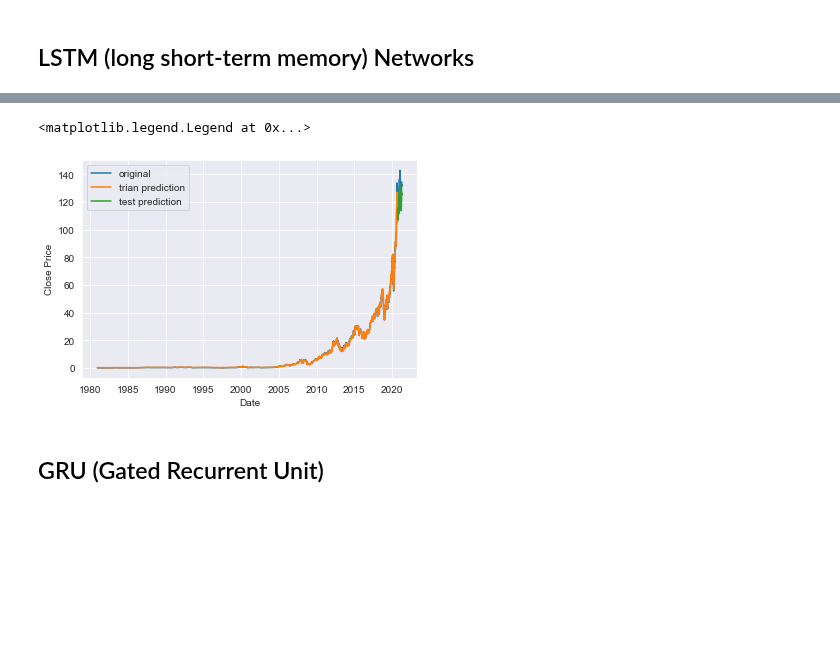
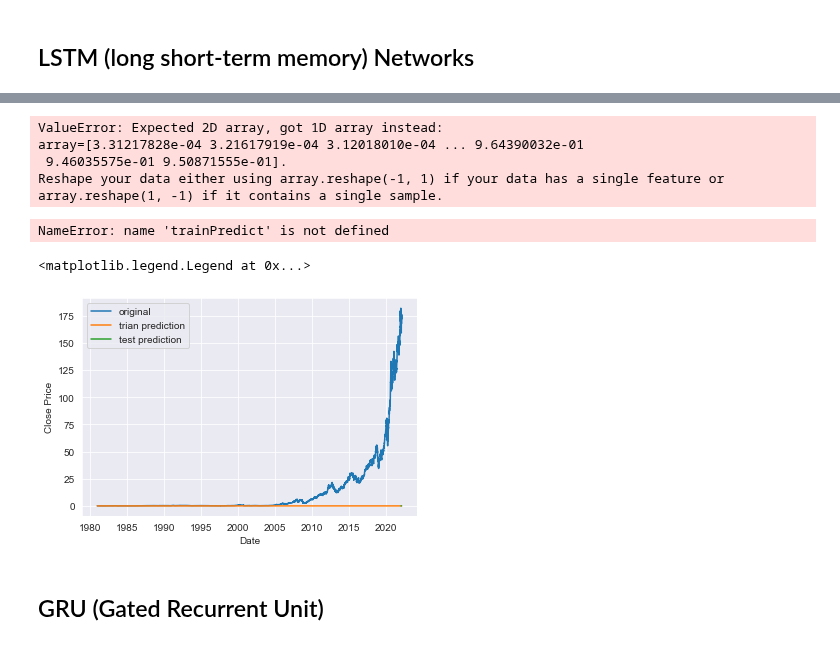
Before and after one commit to ghcn345/Stock-Market-Prediction, a Jupyter notebook: stock_market_TimeSeries.ipynb, the cells around one changed output, grey strips where cells are left out. Saved outputs shown, nothing was run; the diff lists cells and outputs as text; code cells hidden in the pictures; blank space fills up the shorter version.

Commit message:
lstm update

```diff
--- a/stock_market_TimeSeries.ipynb
+++ b/stock_market_TimeSeries.ipynb
@@ -374,10 +374,10 @@ data = pd.DataFrame()
 data['Close'] = df.Close
 # %%
 scaler = MinMaxScaler(feature_range=(0, 1))
-rnn = scaler.fit_transform(data)
+data_scaled = scaler.fit_transform(data)
 # %%
 time = 30
-train, test = rnn[:-time], rnn[-time:]
+train, test = data_scaled[:-time], data_scaled[-time:]
 
 back = 1
 X_train, Y_train = create_dataset(train, back)
@@ -388,8 +393,8 @@ X_test = np.reshape(X_test, (X_test.shape[0], 1, X_test.shape[1]))
 # %%
-model = Sequential()
-model.add(LSTM(4, input_shape=(1, back)))
-model.add(Dense(1))
+# model = Sequential()
+# model.add(LSTM(4, input_shape=(1, back)))
+# model.add(Dense(1))
 # model.add(Dense(1, activation='relu'))
 
-model.compile(loss='mean_squared_error', optimizer='adam')
-model.fit(X_train, Y_train, epochs=10, batch_size=100, verbose=0)
+# model.compile(loss='mean_squared_error', optimizer='adam')
+# model.fit(X_train, Y_train, epochs=10, batch_size=100, verbose=0)
@@ -397,0 +401,13 @@ model.fit(X_train, Y_train, epochs=10, batch_size=100, verbose=0)
+# %%
+model = Sequential()
+model.add(LSTM(input_dim=1, units=50, return_sequences=True))
+model.add(LSTM(input_dim=50, units=100, return_sequences=True))
+model.add(LSTM(input_dim=100, units=200, return_sequences=True))
+model.add(LSTM(300, return_sequences=False))
+model.add(Dropout(0.2))
+model.add(Dense(100))
+model.add(Dense(units=1))
+model.add(Activation('relu'))
+
+model.compile(loss='mean_squared_error', optimizer='adam')
+history = model.fit(X_train, Y_train, epochs=10, batch_size=100, verbose=0)
@@ -405,0 +450,20 @@ Y_test = scaler.inverse_transform([Y_test])
+# %%
+trainPredict = model.predict(X_train)
+testPredict = model.predict(X_test)
+
+trainPredict = scaler.inverse_transform(trainPredict)
+trainY = scaler.inverse_transform(Y_train)
+testPredict = scaler.inverse_transform(testPredict)
+testY = scaler.inverse_transform(Y_test)
+# %% [output]
+ValueError: Expected 2D array, got 1D array instead:
+array=[3.31217828e-04 3.21617919e-04 3.12018010e-04 ... 9.64390032e-01
+ 9.46035575e-01 9.50871555e-01].
+Reshape your data either using array.reshape(-1, 1) if your data has a single feature or array.reshape(1, -1) if it contains a single sample.
+# %%
+trainPredictPlot = np.empty_like(data_scaled)
+trainPredictPlot[:] = np.nan
+trainPredictPlot = np.reshape(trainPredictPlot, (data_scaled.shape[0], 1))
+trainPredictPlot[back: len(trainPredict)+back, :] = trainPredict
+# %% [output]
+NameError: name 'trainPredict' is not defined
@@ -406,23 +481,23 @@ Y_test = scaler.inverse_transform([Y_test])
 # %%
 # shift train predictions for plotting
-train_pred_plot = np.empty_like(rnn)
-train_pred_plot[:, :] = np.nan
+train_pred_plot = np.empty_like(data_scaled)
+train_pred_plot[:] = np.nan
 train_pred_plot[back:len(train_pred)+back, :] = train_pred
 # shift test predictions for plotting
-test_pred_plot = np.empty_like(rnn)
-test_pred_plot[:, :] = np.nan
-test_pred_plot[len(train_pred)+(back*2)+1:len(rnn)-1, :] = test_pred
+test_pred_plot = np.empty_like(data_scaled)
+test_pred_plot[:] = np.nan
+test_pred_plot[len(train_pred)+(back*2)+1:len(data_scaled)-1, :] = test_pred
 # plot baseline and predictions
-plt.plot(df.index, scaler.inverse_transform(rnn), label='original')
+plt.plot(df.index, scaler.inverse_transform(data_scaled), label='original')
 plt.plot(df.index, train_pred_plot,label='trian prediction')
 plt.plot(df.index, test_pred_plot,label='test prediction')
 plt.xlabel('Date')
 plt.ylabel('Close Price')
 plt.legend()
 #plt.savefig('images/lstm.jpeg', format='jpeg')
 # %% [output]
 <matplotlib.legend.Legend at 0x...>
-[figure, old version]
+[figure, new version]
 # %% [markdown]
 ## GRU (Gated Recurrent Unit)
 # %%
```
Also changed, not shown: parts of 11 cells of this notebook.
